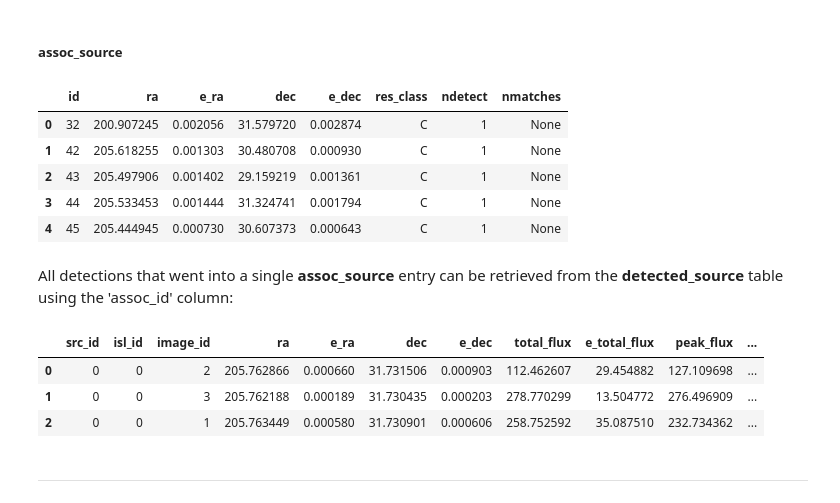
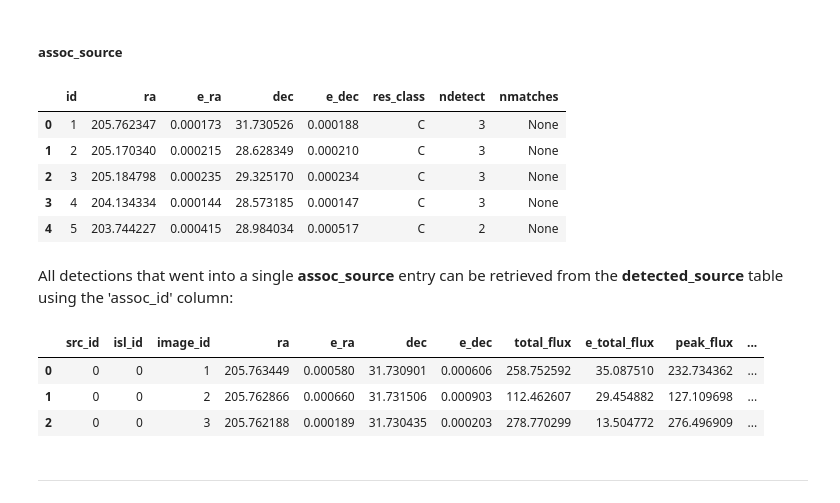
Before and after one commit to epolisensky/VLITE, a Jupyter notebook: VDPGuide.ipynb, the cells around one changed output. Drawn from its saved outputs; the diff is of its cells as text; code cells hidden in the pictures.

```diff
--- a/VDPGuide.ipynb
+++ b/VDPGuide.ipynb
@@ -463,31 +468,31 @@ cur = conn.cursor()
 # %% [markdown]
 ##### assoc_source
 # %%
-cur.execute('SELECT * FROM assoc_source LIMIT 5')
+cur.execute('SELECT * FROM assoc_source ORDER BY id LIMIT 5')
 asrows = cur.fetchall()
 ascols = [desc[0] for desc in cur.description]
 asdf = pd.DataFrame(asrows, columns=ascols)
 asdf
 # %% [output]
 |  | id | ra | e_ra | dec | e_dec | res_class | ndetect | nmatches |
-| 0 | 32 | 200.907245 | 0.002056 | 31.579720 | 0.002874 | C | 1 | None |
-| 1 | 42 | 205.618255 | 0.001303 | 30.480708 | 0.000930 | C | 1 | None |
-| 2 | 43 | 205.497906 | 0.001402 | 29.159219 | 0.001361 | C | 1 | None |
-| 3 | 44 | 205.533453 | 0.001444 | 31.324741 | 0.001794 | C | 1 | None |
-| 4 | 45 | 205.444945 | 0.000730 | 30.607373 | 0.000643 | C | 1 | None |
+| 0 | 1 | 205.762347 | 0.000173 | 31.730526 | 0.000188 | C | 3 | None |
+| 1 | 2 | 205.170340 | 0.000215 | 28.628349 | 0.000210 | C | 3 | None |
+| 2 | 3 | 205.184798 | 0.000235 | 29.325170 | 0.000234 | C | 3 | None |
+| 3 | 4 | 204.134334 | 0.000144 | 28.573185 | 0.000147 | C | 3 | None |
+| 4 | 5 | 203.744227 | 0.000415 | 28.984034 | 0.000517 | C | 2 | None |
 # %% [markdown]
 All detections that went into a single **assoc_source** entry can be retrieved from the **detected_source** table using the 'assoc_id' column:
 # %%
-cur.execute('SELECT * FROM detected_source WHERE assoc_id = 1')
+cur.execute('SELECT * FROM detected_source WHERE assoc_id = 1 ORDER BY image_id')
 detect_rows = cur.fetchall()
 detect_cols = [desc[0] for desc in cur.description]
 detectdf = pd.DataFrame(detect_rows, columns=detect_cols)
 detectdf
 # %% [output]
 |  | src_id | isl_id | image_id | ra | e_ra | dec | e_dec | total_flux | e_total_flux | peak_flux | ... |
-| 0 | 0 | 0 | 2 | 205.762866 | 0.000660 | 31.731506 | 0.000903 | 112.462607 | 29.454882 | 127.109698 | ... |
-| 1 | 0 | 0 | 3 | 205.762188 | 0.000189 | 31.730435 | 0.000203 | 278.770299 | 13.504772 | 276.496909 | ... |
-| 2 | 0 | 0 | 1 | 205.763449 | 0.000580 | 31.730901 | 0.000606 | 258.752592 | 35.087510 | 232.734362 | ... |
+| 0 | 0 | 0 | 1 | 205.763449 | 0.000580 | 31.730901 | 0.000606 | 258.752592 | 35.087510 | 232.734362 | ... |
+| 1 | 0 | 0 | 2 | 205.762866 | 0.000660 | 31.731506 | 0.000903 | 112.462607 | 29.454882 | 127.109698 | ... |
+| 2 | 0 | 0 | 3 | 205.762188 | 0.000189 | 31.730435 | 0.000203 | 278.770299 | 13.504772 | 276.496909 | ... |
 # %%
 cur.close()
 # %% [markdown]
```
Also changed, not shown: parts of 34 cells of this notebook, 39 other files.
